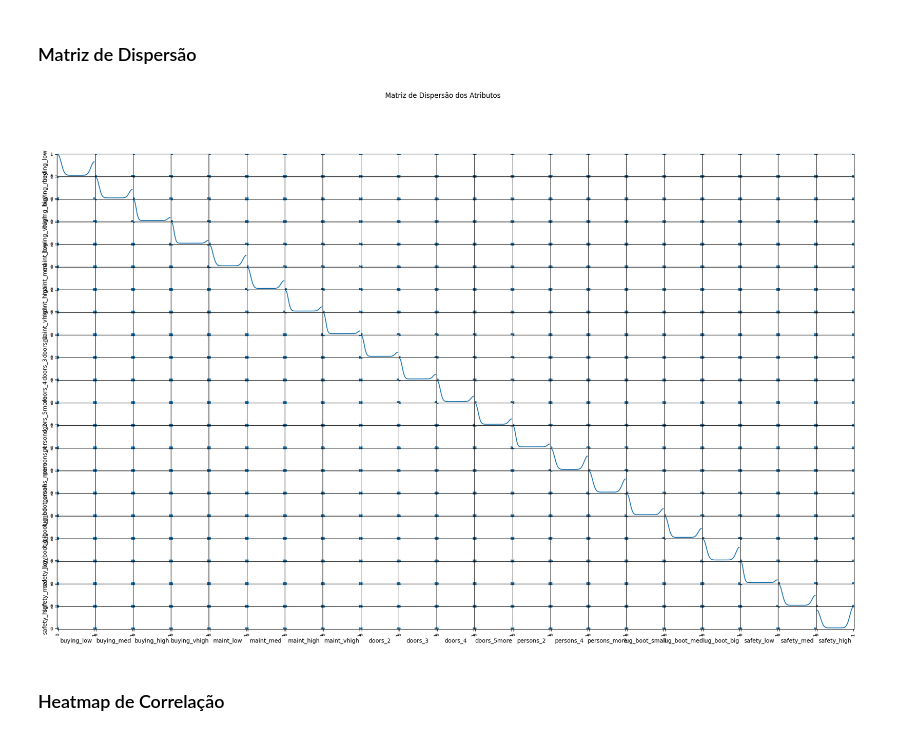
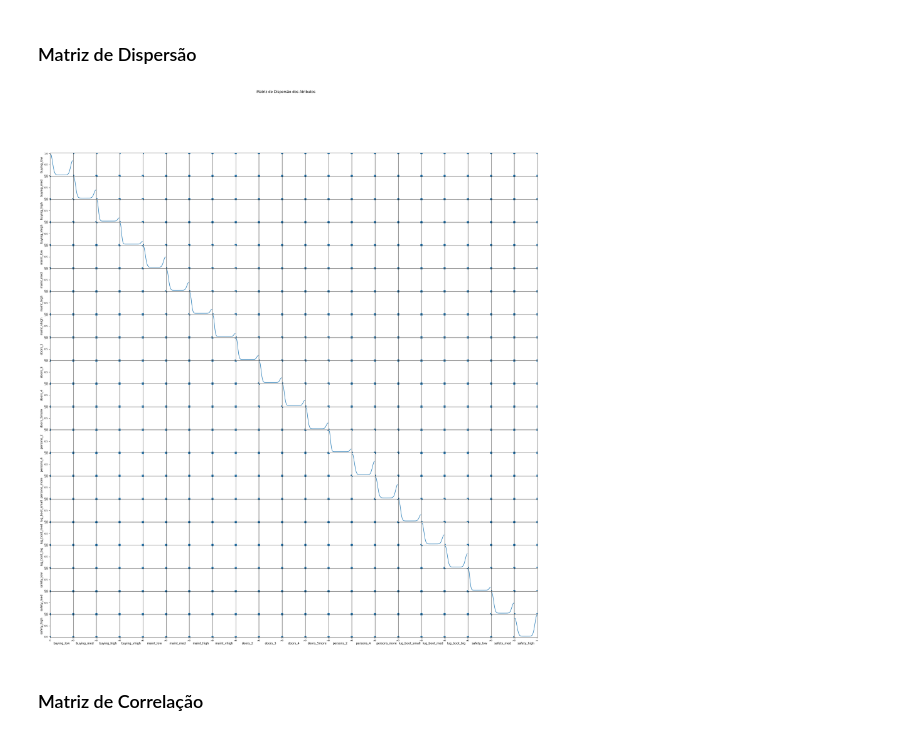
Before and after one commit to Leonardo-henriqu2/PI---5-v2, a Jupyter notebook: _cloud/machine-learning/notebooks/data_exploration.ipynb, the cells around one changed output. Cells and saved outputs as stored; diff of their text form; code cells hidden in the pictures.

```diff
--- a/_cloud/machine-learning/notebooks/data_exploration.ipynb
+++ b/_cloud/machine-learning/notebooks/data_exploration.ipynb
@@ -743,21 +842,21 @@ plt.show()
 # %%
 # Selecionando os atributos para a matriz de dispersão
 attributes = [
     'buying_low', 'buying_med', 'buying_high', 'buying_vhigh',
     'maint_low', 'maint_med', 'maint_high', 'maint_vhigh',
     'doors_2', 'doors_3', 'doors_4', 'doors_5more',
     'persons_2', 'persons_4', 'persons_more',
     'lug_boot_small', 'lug_boot_med', 'lug_boot_big',
     'safety_low', 'safety_med', 'safety_high'
 ]
 
 # Criando a matriz de dispersão
-scatter_matrix(df_cleaned[attributes], figsize=(25, 15), diagonal='kde', alpha=0.5)
+scatter_matrix(df_cleaned[attributes], figsize=(30, 30), diagonal='kde', alpha=0.5)
 
 plt.suptitle('Matriz de Dispersão dos Atributos')
 plt.show()
 # %% [output]
-[figure, old version]
+[figure, new version]
 # %% [markdown]
-### Heatmap de Correlação
+### Matriz de Correlação
 # %%
```
Also changed, not shown: parts of 44 cells of this notebook, 2 other files.
